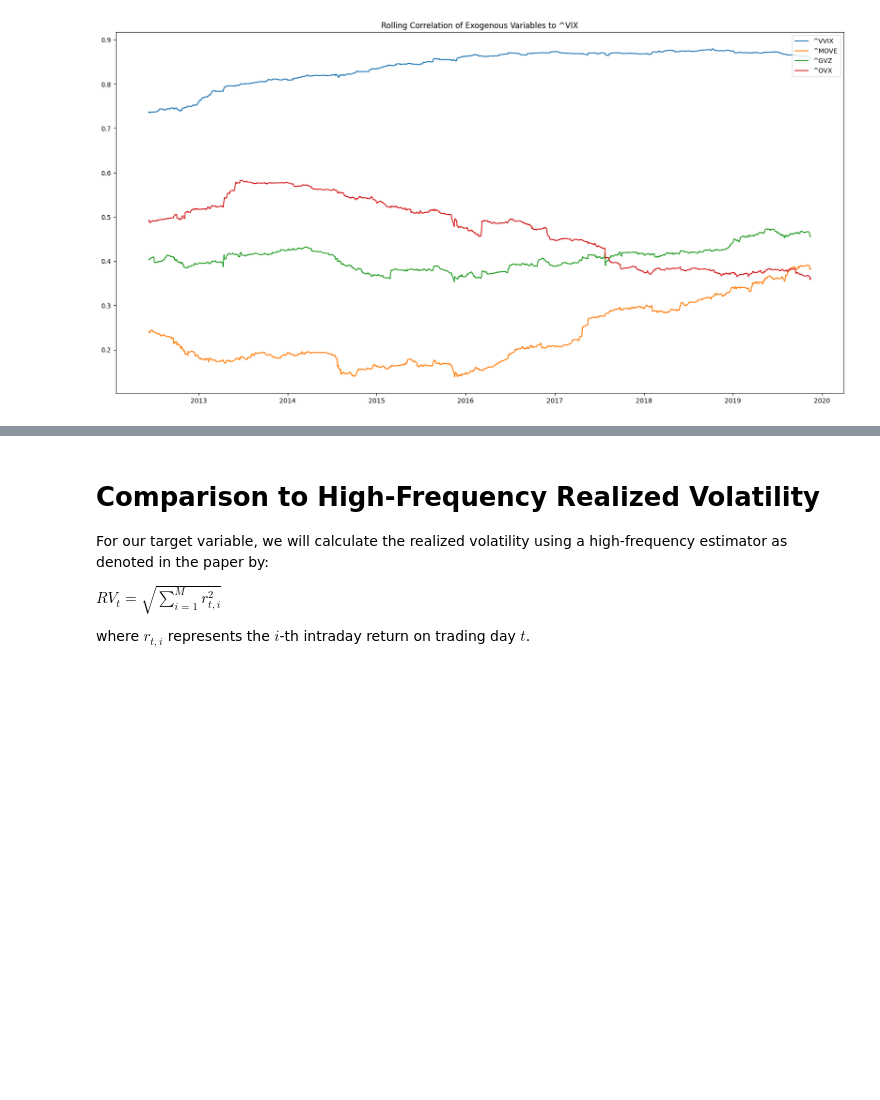
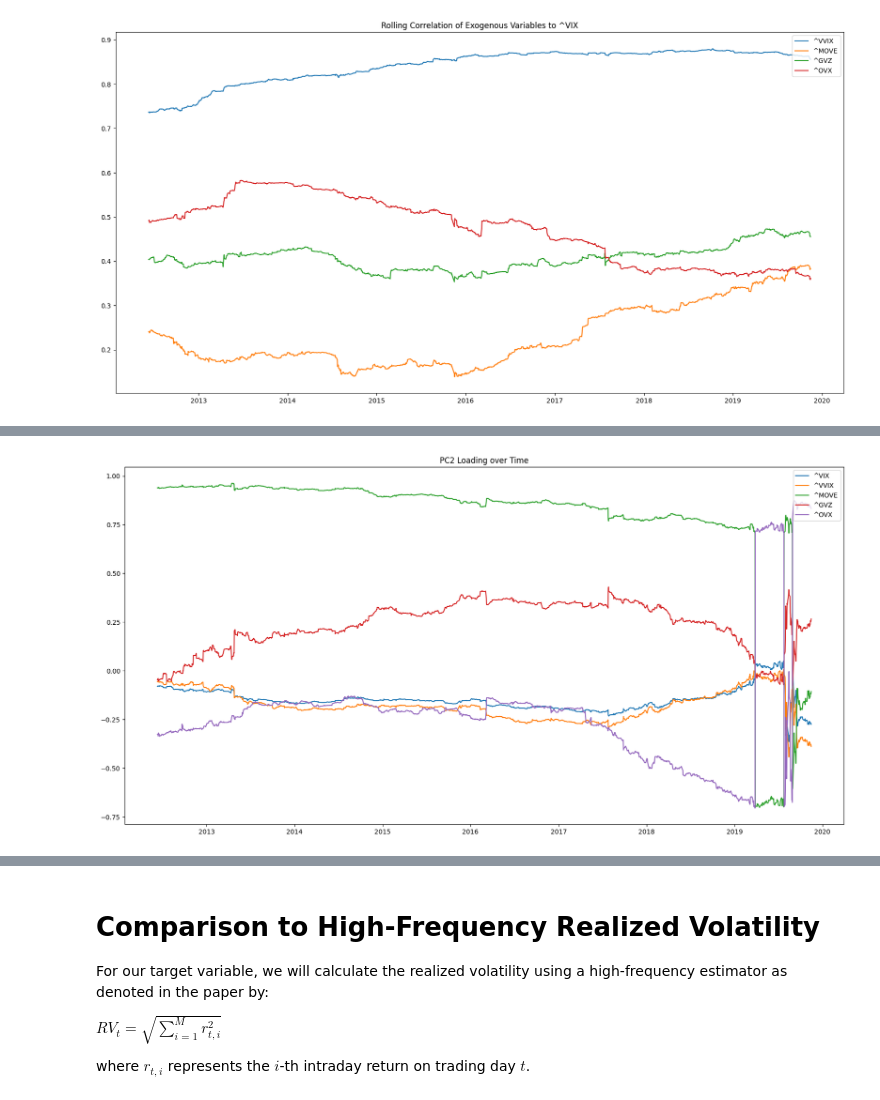
Before and after one commit to finnlimjc/Realized-Volatility-Forecasting, a Jupyter notebook: notebooks/paper_extension.ipynb, the cells around one changed output, grey strips where cells are left out. Saved outputs shown, nothing was run; the diff lists cells and outputs as text; code cells hidden in the pictures; blank space fills up the shorter version.

```diff
--- a/notebooks/paper_extension.ipynb
+++ b/notebooks/paper_extension.ipynb
@@ -267,0 +364,5 @@ plt.show()
+# %%
+fig = plot_coeffs(pc2_loads_df, 'PC2 Loading over Time')
+plt.show()
+# %% [output]
+[figure, added]
```
Also changed, not shown: parts of 24 cells of this notebook.
